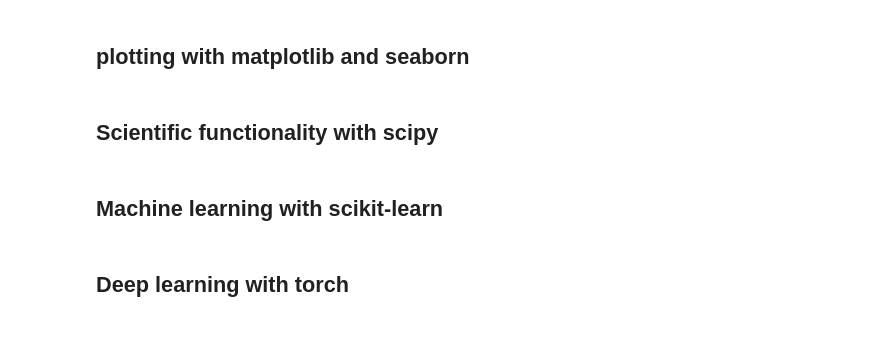
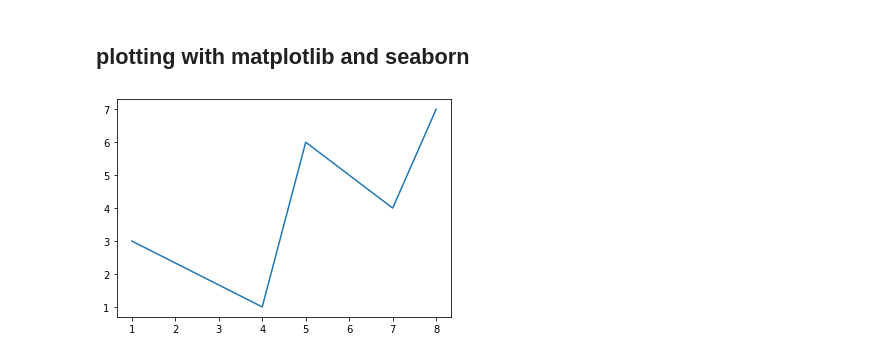
Before and after one commit to nblauch/uPNC_2020, a Jupyter notebook: tutorial.ipynb, the cells around one changed output. Drawn from its saved outputs; the diff is of its cells as text; code cells hidden in the pictures.

```diff
--- a/tutorial.ipynb
+++ b/tutorial.ipynb
@@ -501,8 +1170,2 @@ print(std_array)
 # %% [markdown]
 ## plotting with matplotlib and seaborn
-# %% [markdown]
-## Scientific functionality with scipy
-# %% [markdown]
-## Machine learning with scikit-learn
-# %% [markdown]
-## Deep learning with torch
@@ -508,0 +1174,8 @@ print(std_array)
+# %%
+# there's two main ways to use matplotlib
+# the first is a more "command line"-style interface using plt
+
+plt.plot([1,4,5,7,8],[3,1,6,4,7]) # x and y lists/arrays/series.  Example: columns of a dataframe
+plt.show() # jupyter notebooks show plots automatically at the end of a code cell
+# %% [output]
+[figure, added]
```
Also changed, not shown: parts of 91 cells of this notebook.
